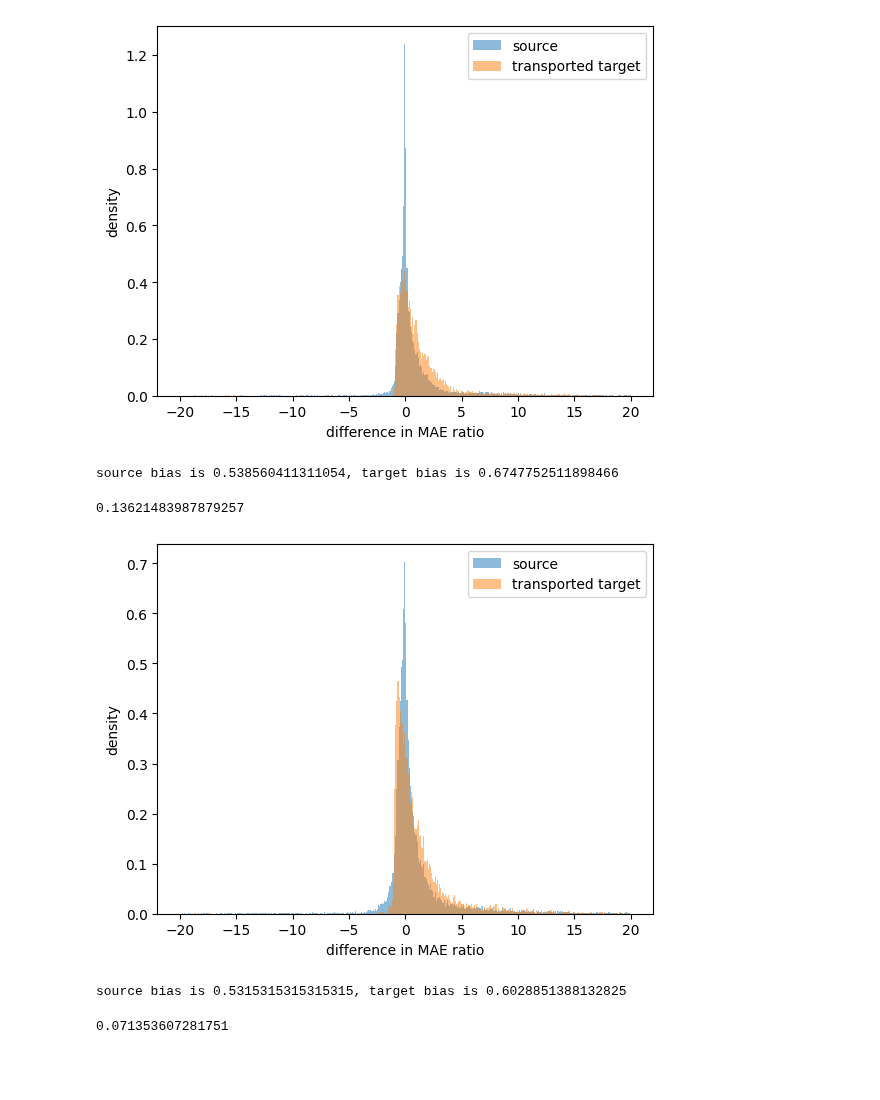
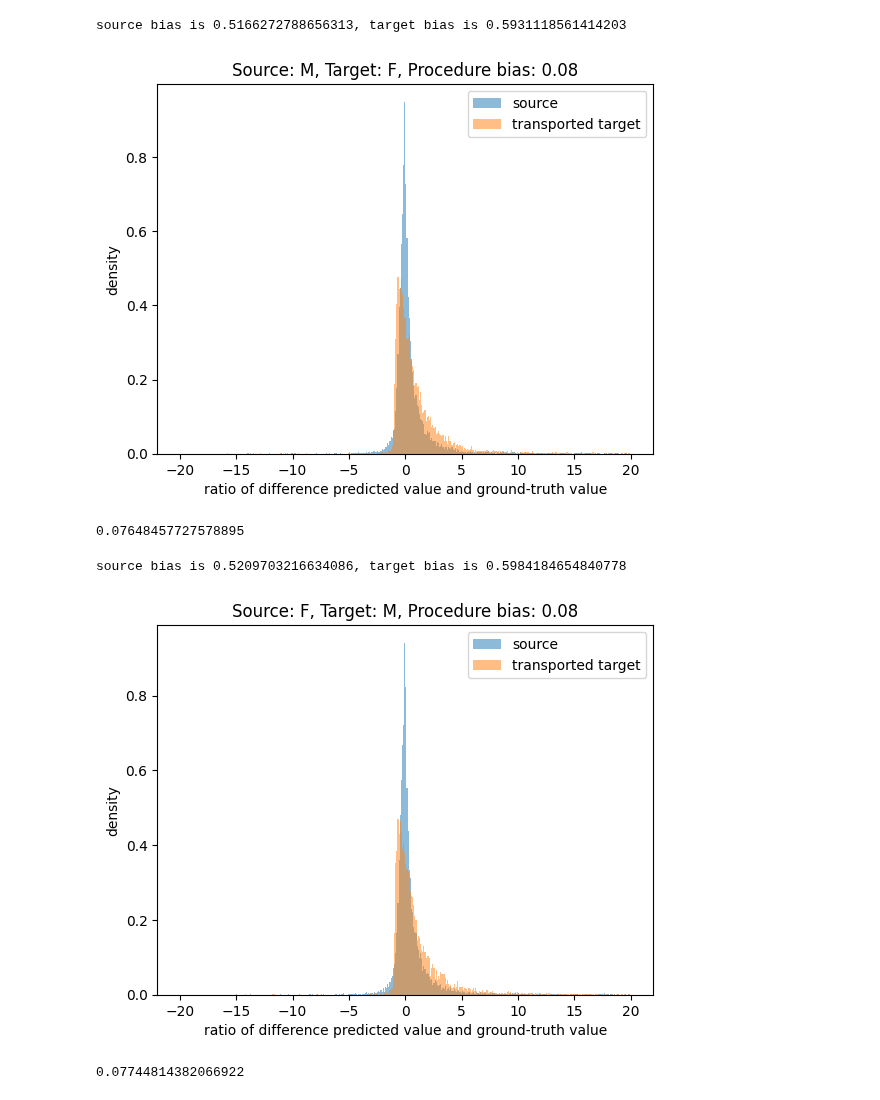
Before and after one commit to causalpathlab/EHR-OT, a Jupyter notebook: mimic_exp/admission/mimic_exp4_fairness.ipynb, the cells around one changed output. Saved outputs shown, nothing was run; the diff lists cells and outputs as text; code cells hidden in the pictures; blank space fills up the shorter version.

```diff
--- a/mimic_exp/admission/mimic_exp4_fairness.ipynb
+++ b/mimic_exp/admission/mimic_exp4_fairness.ipynb
@@ -30,7 +30,7 @@ def read_df(group_name, group_1, group_2, suffix = None, ratio_bound = 20):
 
     return source_diff_percents, target_diff_percents
 # %%
-def plot_percents(group_name, group_1, group_2, source_diff_percents, target_diff_percents, ratio_bound = 20):
+def plot_percents(group_name, group_1, group_2, source_diff_percents, target_diff_percents, proc_bias, ratio_bound = 20):
     bin_width = 0.1
 
     plt.hist(source_diff_percents, bins=np.arange(-ratio_bound, \
@@ -38,7 +38,8 @@ def plot_percents(group_name, group_1, group_2, source_diff_percents, target_dif
     plt.hist(target_diff_percents, bins=np.arange(-ratio_bound, \
                 ratio_bound + bin_width, bin_width), density=True, alpha=0.5, label='transported target')
     plt.ylabel("density")
-    plt.xlabel("difference in MAE ratio")
+    plt.xlabel("ratio of difference predicted value and ground-truth value")
+    plt.title(f"Source: {group_1}, Target: {group_2}, Procedure bias: {round(proc_bias, 2)}")
     plt.legend()
     save_path = os.path.join(mimic_output_dir, f"exp4_{group_name}_{group_2}2{group_1}_fairness.pdf")
     plt.savefig(save_path)
@@ -58,25 +59,24 @@ def procedure_bias(source_diff_percents, target_diff_percents):
 # %%
 def entire_proc(group_name, group_1, group_2, ratio_bound = 20):
     source_diff_percents, target_diff_percents = read_df(group_name, group_1, group_2, ratio_bound = ratio_bound)
-    plot_percents(group_name, group_1, group_2, source_diff_percents, target_diff_percents)
-    return procedure_bias(source_diff_percents, target_diff_percents)
+    proc_bias = procedure_bias(source_diff_percents, target_diff_percents)
+    plot_percents(group_name, group_1, group_2, source_diff_percents, target_diff_percents,proc_bias)
+    return proc_bias
 # %%
-group_name = 'insurance'
-group_1 = 'Medicaid'
-group_2 = 'Self_Pay'
+group_name = 'gender'
+group_1 = 'M'
+group_2 = 'F'
 
 entire_proc(group_name, group_1, group_2)
 # %% [output]
+source bias is 0.5166272788656313, target bias is 0.5931118561414203
-[figure, old version]
+[figure, new version]
-source bias is 0.538560411311054, target bias is 0.6747752511898466
-0.13621483987879257
+0.07648457727578895
 # %%
-group_name = 'insurance'
-group_1 = 'Self_Pay'
-group_2 = 'Medicaid'
+group_1, group_2 = group_2, group_1
 
 entire_proc(group_name, group_1, group_2)
 # %% [output]
+source bias is 0.5209703216634086, target bias is 0.5984184654840778
-[figure, old version]
+[figure, new version]
-source bias is 0.5315315315315315, target bias is 0.6028851388132825
-0.071353607281751
+0.07744814382066922
```
Also changed, not shown: 24 other files.
